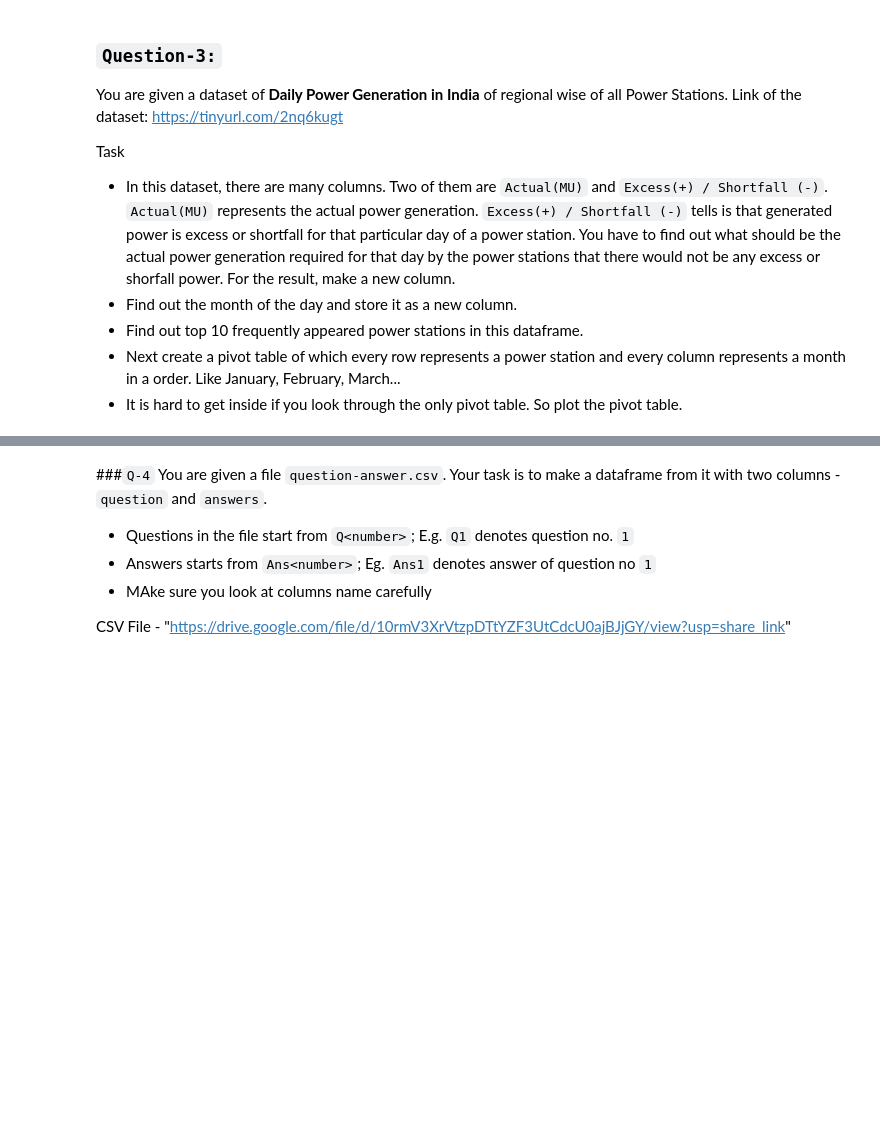
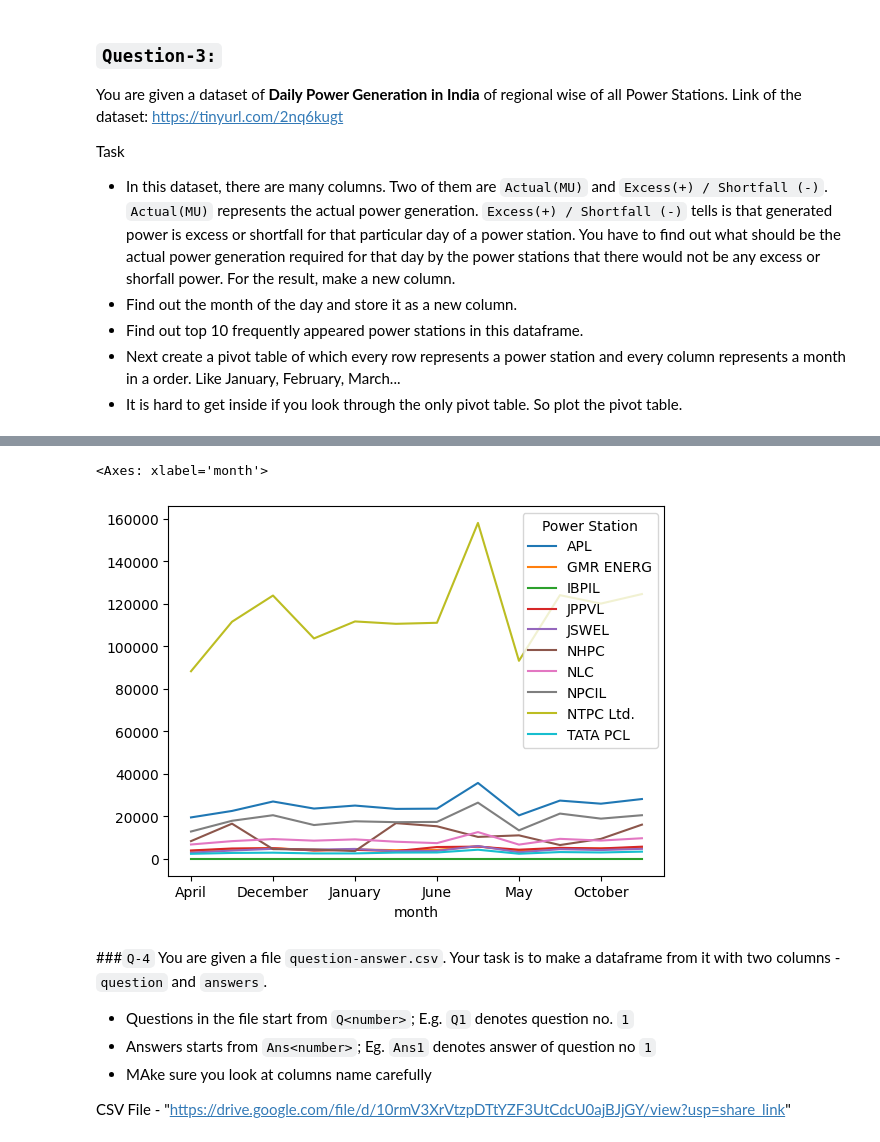
Before and after one commit to pranavverma26/PythonCode, a Jupyter notebook: PractiseQuestion/107. Task 22 FREE.ipynb, the cells around one changed output, grey strips where cells are left out. Cells and saved outputs as stored; diff of their text form; code cells hidden in the pictures; blank space fills up the shorter version.

```diff
--- a/PractiseQuestion/107. Task 22 FREE.ipynb
+++ b/PractiseQuestion/107. Task 22 FREE.ipynb
@@ -39,0 +99,11 @@ Task
+# %%
+# code here
+df=pd.read_csv(r"D:\Coding Language\Python\PractiseQuestion\Task22DataSet\PowerGeneration - PowerGeneration.csv")
+power_given=df['Excess(+) / Shortfall (-)'].apply(lambda x:'excess' if x>0 else 'shortfall')
+df.insert(10,'power_given',power_given)
+actual_power_generation=df['Actual(MU)'].astype('float')-df['Excess(+) / Shortfall (-)']
+df.insert(11,'actual_power_generation',actual_power_generation)
+df['Dates']=pd.to_datetime(df['Dates'])
+month = df['Dates'].dt.month_name()
+df.insert(1,'month',month)
+df
@@ -40,3 +124,11 @@ Task
+# %%
+top10=df['Power Station'].value_counts().head(10).index.to_list()
+# %%
+df=df[df['Power Station'].isin(top10)]
+df.pivot_table(index='month',columns='Power Station',values='actual_power_generation',aggfunc='sum').plot(kind='line')
+# %% [output]
+<Axes: xlabel='month'>
+[figure, added]
 # %% [markdown]
 ###`Q-4` You are given a file `question-answer.csv`. Your task is to make a dataframe from it with two columns - `question` and `answers`.
 
```
Also changed, not shown: parts of 29 cells of this notebook, 15 other files.
